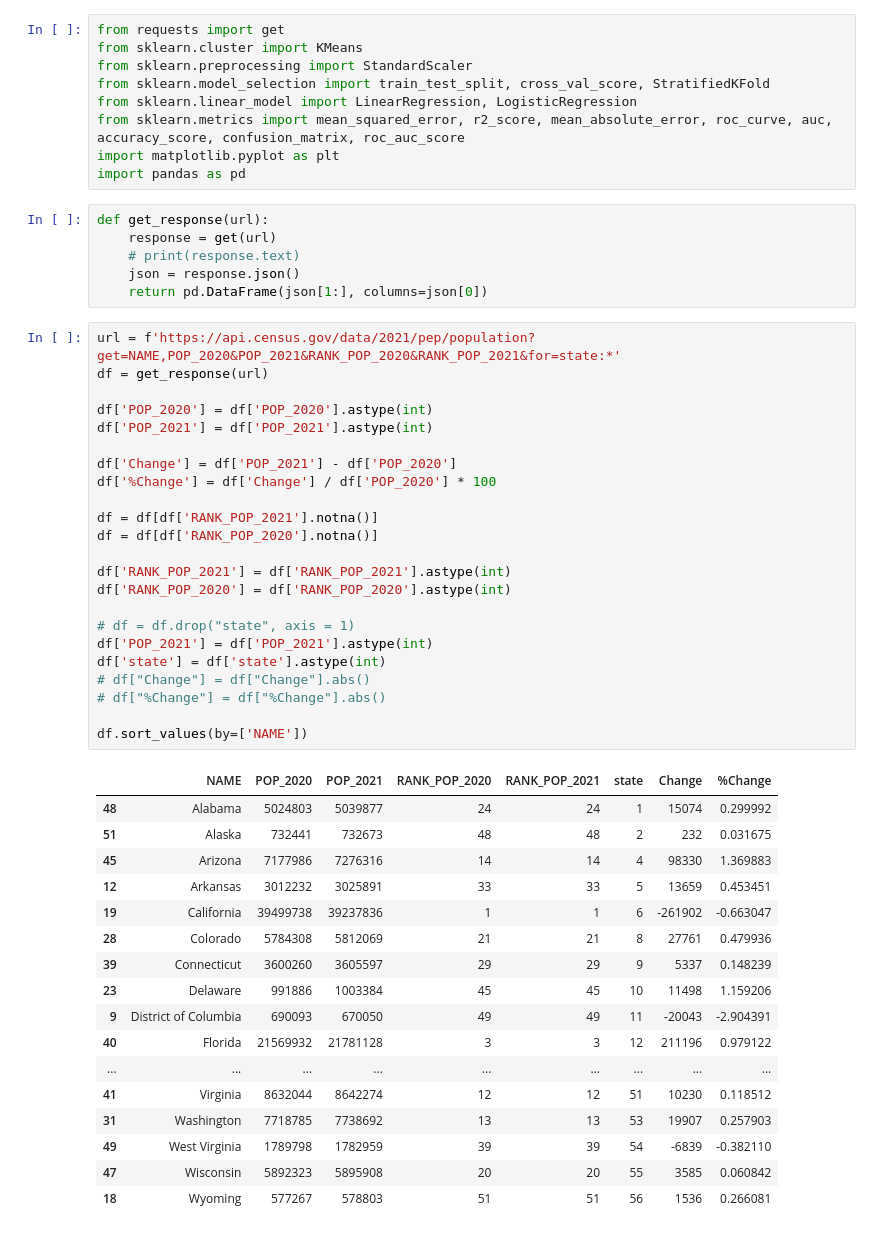
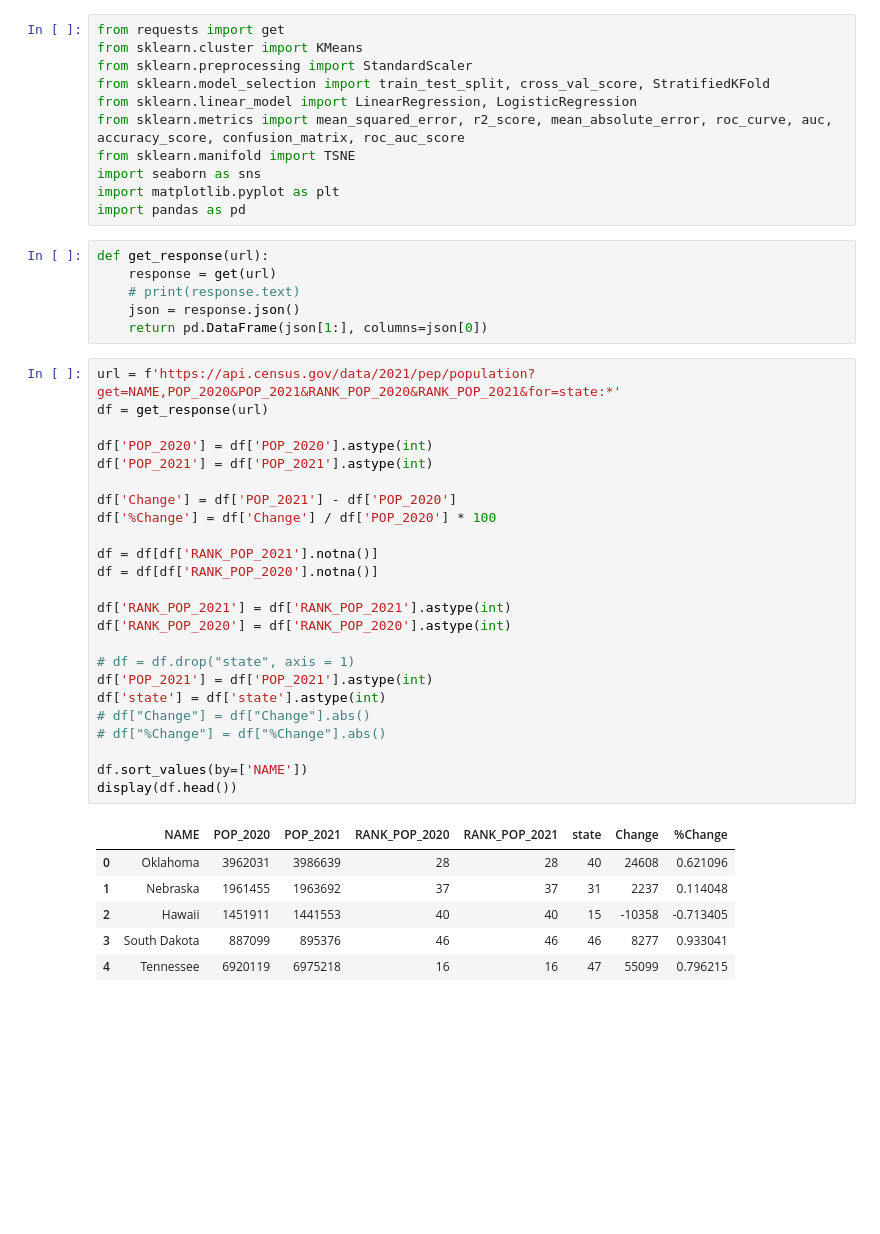
Before and after one commit to SGnawali25/ML-final-project, a Jupyter notebook: FinalProject.ipynb, the cells around one changed output. Drawn from its saved outputs; the diff is of its cells as text; blank space fills up the shorter version.

```diff
--- a/FinalProject.ipynb
+++ b/FinalProject.ipynb
@@ -5,6 +5,8 @@ from sklearn.preprocessing import StandardScaler
 from sklearn.model_selection import train_test_split, cross_val_score, StratifiedKFold
 from sklearn.linear_model import LinearRegression, LogisticRegression
 from sklearn.metrics import mean_squared_error, r2_score, mean_absolute_error, roc_curve, auc, accuracy_score, confusion_matrix, roc_auc_score
+from sklearn.manifold import TSNE
+import seaborn as sns
 import matplotlib.pyplot as plt
 import pandas as pd
 # %%
@@ -16,41 +18,31 @@ def get_response(url):
 # %%
 url = f'https://api.census.gov/data/2021/pep/population?get=NAME,POP_2020&POP_2021&RANK_POP_2020&RANK_POP_2021&for=state:*'
 df = get_response(url)
 
 df['POP_2020'] = df['POP_2020'].astype(int)
 df['POP_2021'] = df['POP_2021'].astype(int)
 
 df['Change'] = df['POP_2021'] - df['POP_2020']
 df['%Change'] = df['Change'] / df['POP_2020'] * 100
 
 df = df[df['RANK_POP_2021'].notna()]
 df = df[df['RANK_POP_2020'].notna()]
 
 df['RANK_POP_2021'] = df['RANK_POP_2021'].astype(int)
 df['RANK_POP_2020'] = df['RANK_POP_2020'].astype(int)
 
 # df = df.drop("state", axis = 1)
 df['POP_2021'] = df['POP_2021'].astype(int)
 df['state'] = df['state'].astype(int)
 # df["Change"] = df["Change"].abs()
 # df["%Change"] = df["%Change"].abs()
 
 df.sort_values(by=['NAME'])
+display(df.head())
 # %% [output]
 |  | NAME | POP_2020 | POP_2021 | RANK_POP_2020 | RANK_POP_2021 | state | Change | %Change |
-| 48 | Alabama | 5024803 | 5039877 | 24 | 24 | 1 | 15074 | 0.299992 |
-| 51 | Alaska | 732441 | 732673 | 48 | 48 | 2 | 232 | 0.031675 |
-| 45 | Arizona | 7177986 | 7276316 | 14 | 14 | 4 | 98330 | 1.369883 |
-| 12 | Arkansas | 3012232 | 3025891 | 33 | 33 | 5 | 13659 | 0.453451 |
-| 19 | California | 39499738 | 39237836 | 1 | 1 | 6 | -261902 | -0.663047 |
-| 28 | Colorado | 5784308 | 5812069 | 21 | 21 | 8 | 27761 | 0.479936 |
-| 39 | Connecticut | 3600260 | 3605597 | 29 | 29 | 9 | 5337 | 0.148239 |
-| 23 | Delaware | 991886 | 1003384 | 45 | 45 | 10 | 11498 | 1.159206 |
-| 9 | District of Columbia | 690093 | 670050 | 49 | 49 | 11 | -20043 | -2.904391 |
-| 40 | Florida | 21569932 | 21781128 | 3 | 3 | 12 | 211196 | 0.979122 |
-| ... | ... | ... | ... | ... | ... | ... | ... | ... |
-| 41 | Virginia | 8632044 | 8642274 | 12 | 12 | 51 | 10230 | 0.118512 |
-| 31 | Washington | 7718785 | 7738692 | 13 | 13 | 53 | 19907 | 0.257903 |
-| 49 | West Virginia | 1789798 | 1782959 | 39 | 39 | 54 | -6839 | -0.382110 |
-| 47 | Wisconsin | 5892323 | 5895908 | 20 | 20 | 55 | 3585 | 0.060842 |
-| 18 | Wyoming | 577267 | 578803 | 51 | 51 | 56 | 1536 | 0.266081 |
+| 0 | Oklahoma | 3962031 | 3986639 | 28 | 28 | 40 | 24608 | 0.621096 |
+| 1 | Nebraska | 1961455 | 1963692 | 37 | 37 | 31 | 2237 | 0.114048 |
+| 2 | Hawaii | 1451911 | 1441553 | 40 | 40 | 15 | -10358 | -0.713405 |
+| 3 | South Dakota | 887099 | 895376 | 46 | 46 | 46 | 8277 | 0.933041 |
+| 4 | Tennessee | 6920119 | 6975218 | 16 | 16 | 47 | 55099 | 0.796215 |
```
Also changed, not shown: parts of 13 cells of this notebook, 5 other files.
